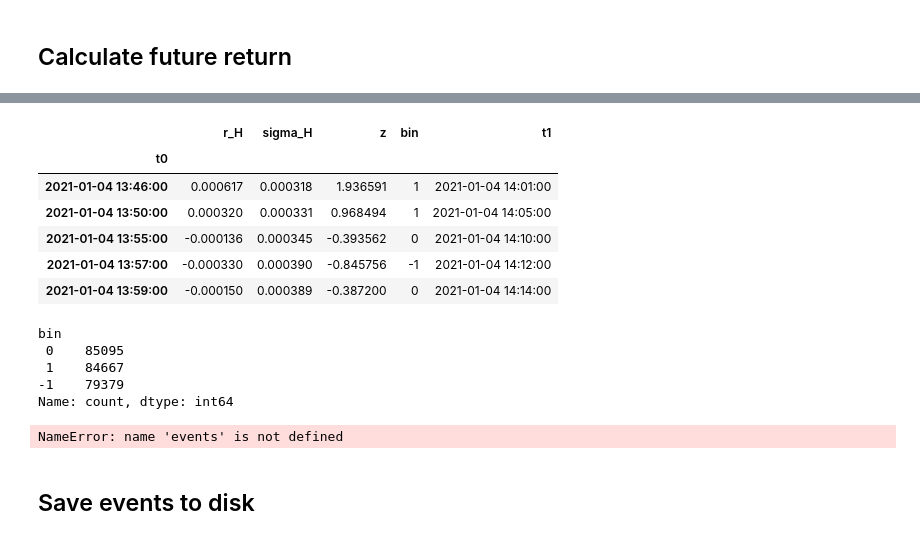
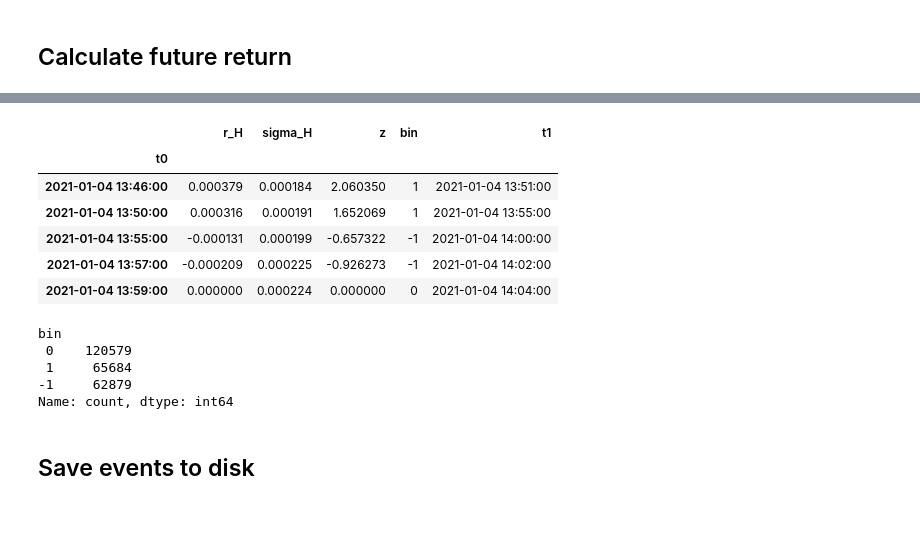
Before and after one commit to chillmelon/fxml, a Jupyter notebook: notebook/Labelilng_11.z-score_labeling.ipynb, the cells around one changed output, grey strips where cells are left out. Saved outputs shown, nothing was run; the diff lists cells and outputs as text; code cells hidden in the pictures.

```diff
--- a/notebook/Labelilng_11.z-score_labeling.ipynb
+++ b/notebook/Labelilng_11.z-score_labeling.ipynb
@@ -155,7 +155,7 @@ def event_side_label_zscore(
 # %%
 %%time
 labels = event_side_label_zscore(
-    df, t_events, horizon=15, vol_window=60, tau=0.4, price_col="close"
+    df, t_events, horizon=5, vol_window=60, tau=0.6, price_col="close"
 )
 labels.head()
 # %% [output]
@@ -164,24 +164,20 @@ Wall time: 3.77 s
 |  | r_H | sigma_H | z | bin | t1 |
 | t0 |  |  |  |  |  |
-| 2021-01-04 13:46:00 | 0.000617 | 0.000318 | 1.936591 | 1 | 2021-01-04 14:01:00 |
-| 2021-01-04 13:50:00 | 0.000320 | 0.000331 | 0.968494 | 1 | 2021-01-04 14:05:00 |
-| 2021-01-04 13:55:00 | -0.000136 | 0.000345 | -0.393562 | 0 | 2021-01-04 14:10:00 |
-| 2021-01-04 13:57:00 | -0.000330 | 0.000390 | -0.845756 | -1 | 2021-01-04 14:12:00 |
-| 2021-01-04 13:59:00 | -0.000150 | 0.000389 | -0.387200 | 0 | 2021-01-04 14:14:00 |
+| 2021-01-04 13:46:00 | 0.000379 | 0.000184 | 2.060350 | 1 | 2021-01-04 13:51:00 |
+| 2021-01-04 13:50:00 | 0.000316 | 0.000191 | 1.652069 | 1 | 2021-01-04 13:55:00 |
+| 2021-01-04 13:55:00 | -0.000131 | 0.000199 | -0.657322 | -1 | 2021-01-04 14:00:00 |
+| 2021-01-04 13:57:00 | -0.000209 | 0.000225 | -0.926273 | -1 | 2021-01-04 14:02:00 |
+| 2021-01-04 13:59:00 | 0.000000 | 0.000224 | 0.000000 | 0 | 2021-01-04 14:04:00 |
 # %%
 labels['bin'].value_counts()
 # %% [output]
 bin
- 0    85095
- 1    84667
--1    79379
+ 0    120579
+ 1     65684
+-1     62879
 Name: count, dtype: int64
 # %%
 labels['bin_class'] = labels['bin'] + 1
-# %%
-labeled_events = events.join(labels, how='inner')
-# %% [output]
-NameError: name 'events' is not defined
 # %% [markdown]
 ## Save events to disk
 # %%
```
Also changed, not shown: parts of 2 cells of this notebook, 6 other files.
